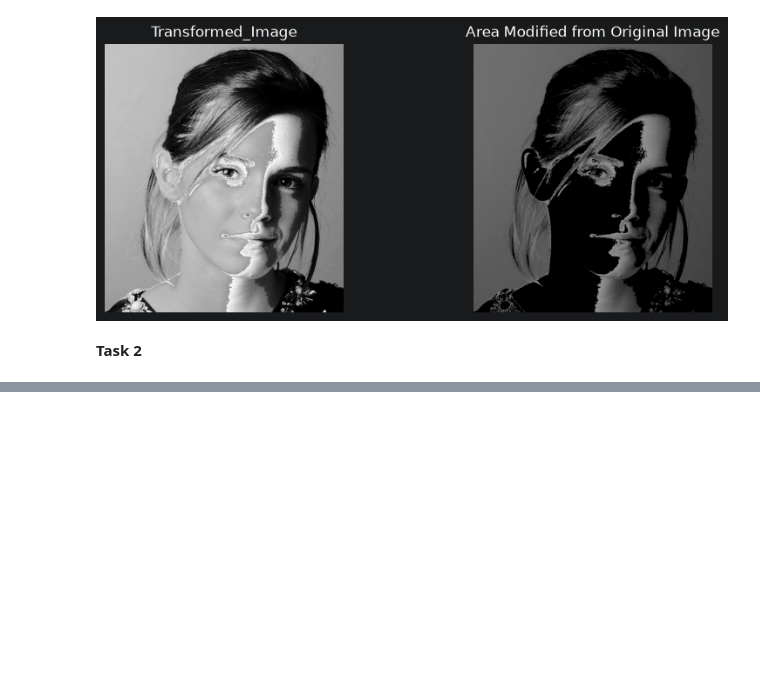
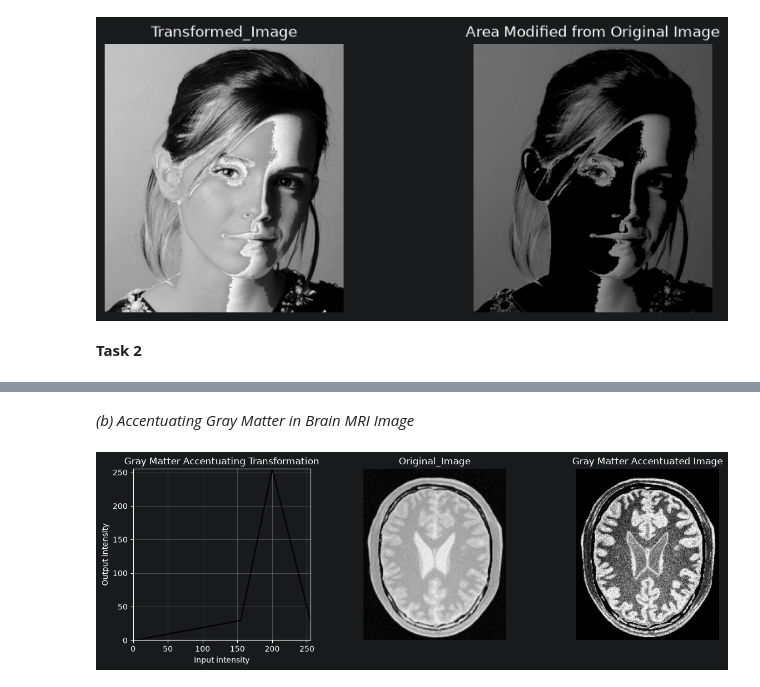
Before and after one commit to indeepa-05/EN3160-Image-Processing, a Jupyter notebook: Assignments/EN3160 Assignment1 on Intensity Transformations and Neighborhood Filtering.ipynb, the cells around one changed output, grey strips where cells are left out. Cells and saved outputs as stored; diff of their text form; code cells hidden in the pictures; blank space fills up the shorter version.

```diff
--- a/Assignments/EN3160 Assignment1 on Intensity Transformations and Neighborhood Filtering.ipynb
+++ b/Assignments/EN3160 Assignment1 on Intensity Transformations and Neighborhood Filtering.ipynb
@@ -66,0 +95,24 @@ plt.show()
+# %% [markdown]
+*(b) Accentuating Gray Matter in Brain MRI Image*
+# %%
+#Defining Break Points for Accentuating Gray Matter in Brain MRI Image
+c_gray = np.array([(0,0),(155,30), (200,255), (255,30)])
+Transform_gray = Intensity_Transform(c_gray)
+Transformed_im_gray = cv.LUT(im2, Transform_gray)
+fig,ax = plt.subplots(nrows=1,ncols=3, figsize=(14,4))
+ax[0].plot(Transform_gray, color='black')
+ax[0].set_xlim(0, 255)
+ax[0].set_ylim(0, 255)
+ax[0].set_title('Gray Matter Accentuating Transformation')
+ax[0].set_xlabel('Input intensity')
+ax[0].set_ylabel('Output intensity')
+ax[0].grid()
+ax[1].imshow(im2,cmap='gray',vmin=0,vmax=255)
+ax[1].set_title('Original_Image')
+ax[1].axis('off')
+ax[2].imshow(Transformed_im_gray,cmap='gray',vmin=0,vmax=255)
+ax[2].set_title('Gray Matter Accentuated Image')
+ax[2].axis('off')
+plt.show()
+# %% [output]
+[figure, added]
```
Also changed, not shown: parts of 3 cells of this notebook.
